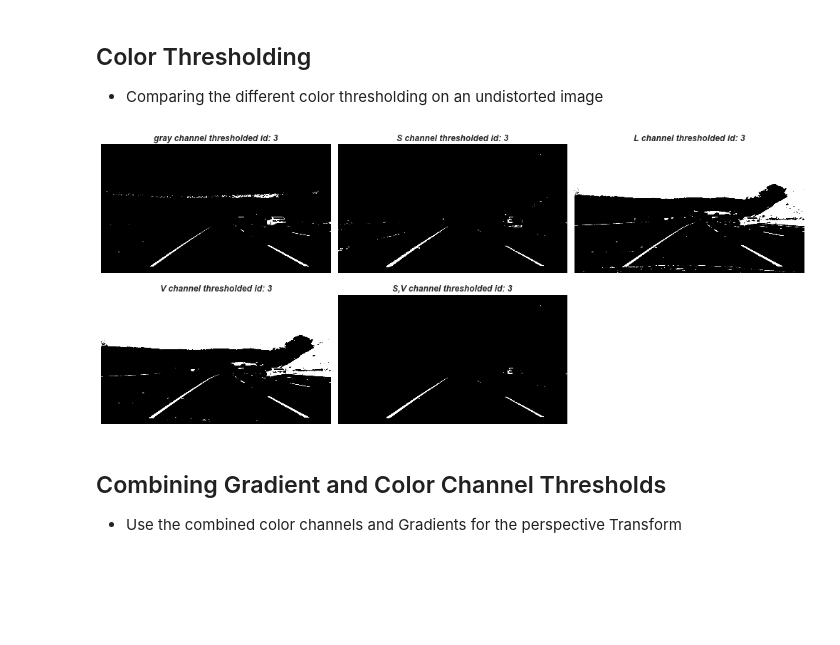
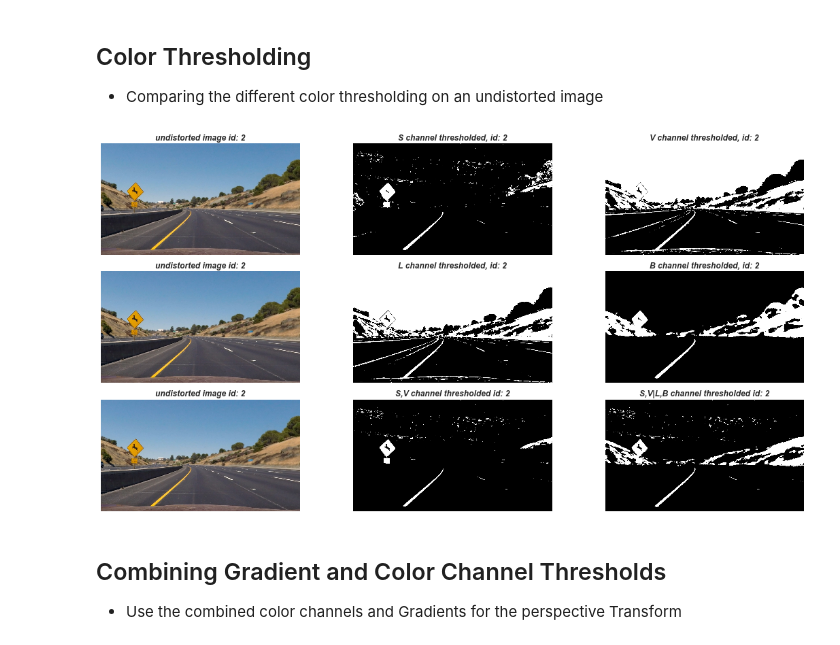
Before and after one commit to akamlani/selfdrivingcar, a Jupyter notebook: assignments/CarND-Advanced-Lane-Lines-P4/lane_curves.ipynb, the cells around one changed output. Saved outputs shown, nothing was run; the diff lists cells and outputs as text; code cells hidden in the pictures; blank space fills up the shorter version.

```diff
--- a/assignments/CarND-Advanced-Lane-Lines-P4/lane_curves.ipynb
+++ b/assignments/CarND-Advanced-Lane-Lines-P4/lane_curves.ipynb
@@ -40,9 +44,9 @@ fnames  = glob.glob(os.path.join(dirname, 'test*.jpg'))
 img_points, obj_points, file_names = \
 cal.camera_chessboard('camera_cal', 'calibration', '.jpg', nx=9, ny=6)
 # calibrate camera
-img = mpimg.imread(file_names[0][0])
-img_size = (img.shape[::-1])[:2]
-mtx, dist_coef = cal.camera_calibrate(img_points, obj_points, img_size)
+cal_img = mpimg.imread(file_names[0][0])
+cal_img_size = (cal_img.shape[::-1])[:2]
+mtx, dist_coef = cal.camera_calibrate(img_points, obj_points, cal_img_size)
 # serialize camera matrix(mtx), distortion coefficients to disk
 if not os.path.exists('./ckpts'): os.makedirs('./ckpts')
 with open('./ckpts/calibration.p', 'wb') as f:
@@ -125,37 +135,58 @@ fig.savefig('./output_images/gradient_exploration.png', transparent=False, bbox_
 # %%
 def show_channel_thresholded(channel, threshold, fmt, axi):
     channel_binary = cvt.channel_threshold(channel, thresh=threshold)
     axi.imshow(channel_binary, cmap='gray')
-    set_axi_opts(axi, **{'title': '{} channel thresholded id: {}'.format(*fmt)})
+    set_axi_opts(axi, **{'title': '{} channel thresholded, id: {}'.format(*fmt)})
     return channel_binary
 
-fig,ax = plt.subplots(2,3, figsize=(14,6))
-ax1,ax2,ax3,ax4,ax5,ax6 = ax.flatten()
-# greyscale
-Gray = cv2.cvtColor(undist_img, cv2.COLOR_RGB2GRAY)
-Gray_thresh = show_channel_thresholded(Gray, (180,255), ('gray', digit), ax1)
+fig,ax = plt.subplots(3,3, figsize=(16,8))
+ax1,ax2,ax3,ax4,ax5,ax6,ax7,ax8,ax9 = ax.flatten()
+# undistorted
+ax1.imshow(undist_img)
+set_axi_opts(ax1, **{'title': '{} image id: {}'.format('undistorted',digit)})
 # S channel
 hls = cv2.cvtColor(undist_img, cv2.COLOR_RGB2HLS)
-show_channel_thresholded(hls[:,:,2], (120,255), ('S', digit), ax2)
-# L Channel
-show_channel_thresholded(hls[:,:,1], (125,255), ('L', digit), ax3)
+S = hls[:,:,2]
+S_binary = cvt.channel_threshold(S, thresh=(110,255))
+show_channel_thresholded(S, (110,255), ('S', digit), ax2)
 # V channels
 hsv = cv2.cvtColor(undist_img, cv2.COLOR_RGB2HSV)
-show_channel_thresholded(hsv[:,:,2], (150,255), ('V', digit), ax4)
+V = hsv[:,:,2]
+V_binary = cvt.channel_threshold(V, thresh=(130,255))
+show_channel_thresholded(V, (130,255), ('V', digit), ax3)
+
+#undistored
+ax4.imshow(undist_img)
+set_axi_opts(ax4, **{'title': '{} image id: {}'.format('undistorted',digit)})
+# L Channel
+luv = cv2.cvtColor(undist_img, cv2.COLOR_RGB2LUV)
+L   = luv[:,:,0]
+L_binary = cvt.channel_threshold(L, thresh=(125,255))
+show_channel_thresholded(L, (125,255), ('L', digit), ax5)
+# B channel
+lab = cv2.cvtColor(undist_img, cv2.COLOR_RGB2LAB)
+B   = lab[:,:,2]
+B_binary = cvt.channel_threshold(B, thresh=(145,255))
+show_channel_thresholded(B, (145,255), ('B', digit), ax6)
+
+#undistored
+ax7.imshow(undist_img)
+set_axi_opts(ax7, **{'title': '{} image id: {}'.format('undistorted',digit)})
 # S, V channels
-S,V = (hls[:,:,2], hsv[:,:,2])
-S_binary = cvt.channel_threshold(S, thresh=(120,255))
-V_binary = cvt.channel_threshold(V, thresh=(150,255))
 color_comb_binary = np.zeros_like(S)
 color_comb_binary[(S_binary == 1) & (V_binary == 1)] = 1
-ax5.imshow(color_comb_binary, cmap='gray')
-set_axi_opts(ax5, **{'title': '{} channel thresholded id: {}'.format("S,V",digit)})
+ax8.imshow(color_comb_binary, cmap='gray')
+set_axi_opts(ax8, **{'title': '{} channel thresholded id: {}'.format("S,V",digit)})
+# S,V,L,B channels
+color_comb_binary = np.zeros_like(L)
+color_comb_binary[( (S_binary == 1) & (V_binary == 1) ) |( (L_binary == 1) & (B_binary == 1)  )] = 1
+ax9.imshow(color_comb_binary, cmap='gray')
+set_axi_opts(ax9, **{'title': '{} channel thresholded id: {}'.format("S,V|L,B",digit)})
 
-fig.delaxes(ax6)
-plt.tight_layout(h_pad=2.5)
+plt.tight_layout()
 fig.savefig('./output_images/color_exploration.png', transparent=False, bbox_inches='tight')
 # %% [output]
-[figure, old version]
+[figure, new version]
 # %% [markdown]
 ## Combining Gradient and Color Channel Thresholds
 - Use the combined color channels and Gradients for the perspective Transform
```
Also changed, not shown: parts of 12 cells of this notebook, 46 other files.
